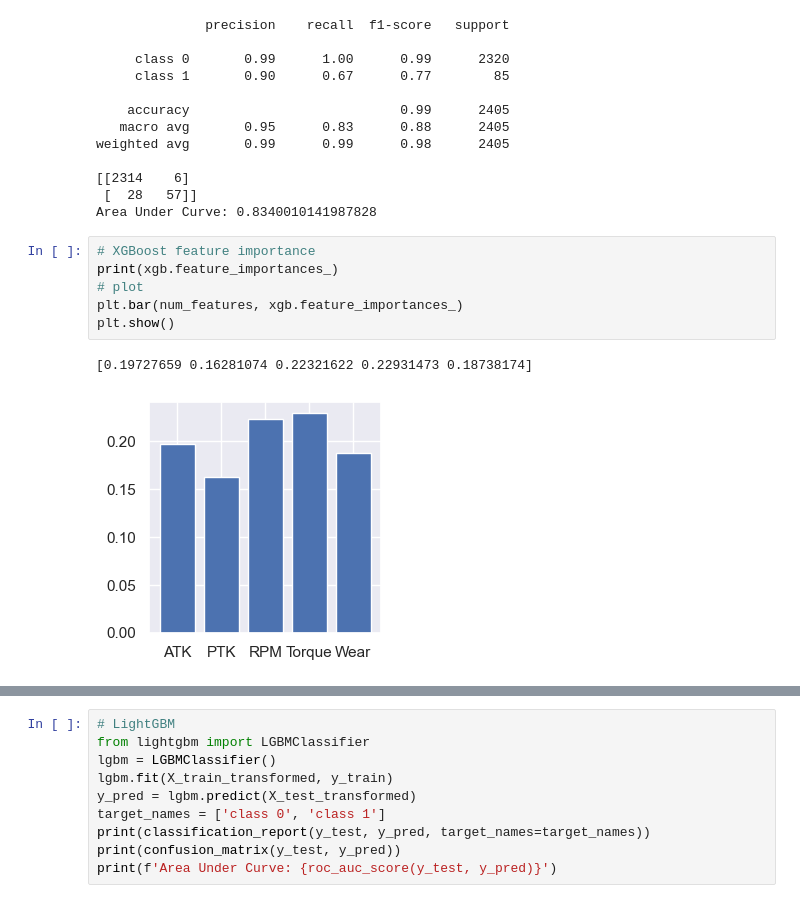
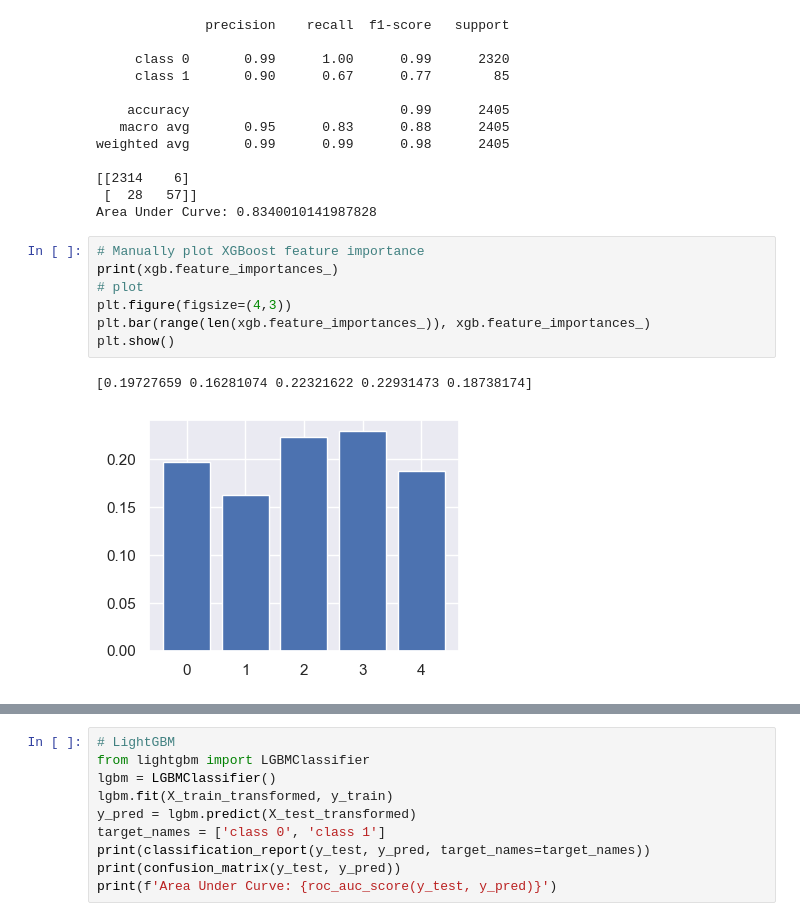
Before and after one commit to mashahin/predictive-maintenance, a Jupyter notebook: predictive_maintenance.ipynb, the cells around one changed output, grey strips where cells are left out. Cells and saved outputs as stored; diff of their text form.

Commit message:
xgboost feature importance

```diff
--- a/predictive_maintenance.ipynb
+++ b/predictive_maintenance.ipynb
@@ -471,11 +471,12 @@ weighted avg       0.99      0.99      0.98      2405
  [  28   57]]
 Area Under Curve: 0.8340010141987828
 # %%
-# XGBoost feature importance
+# Manually plot XGBoost feature importance
 print(xgb.feature_importances_)
 # plot
-plt.bar(num_features, xgb.feature_importances_)
+plt.figure(figsize=(4,3))
+plt.bar(range(len(xgb.feature_importances_)), xgb.feature_importances_)
 plt.show()
 # %% [output]
 [0.19727659 0.16281074 0.22321622 0.22931473 0.18738174]
-[figure, old version]
+[figure, new version]
```
Also changed, not shown: parts of 2 cells of this notebook.
